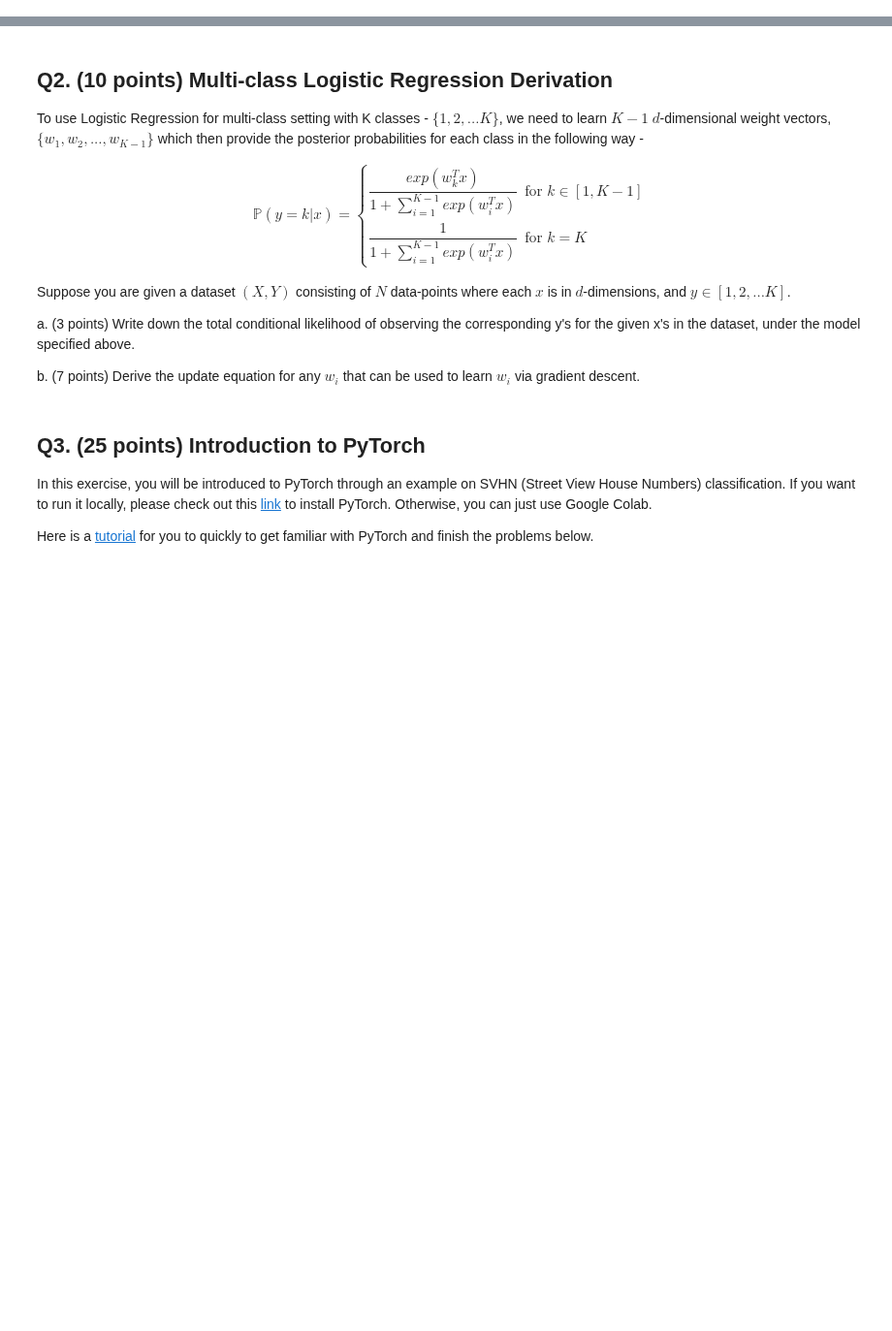
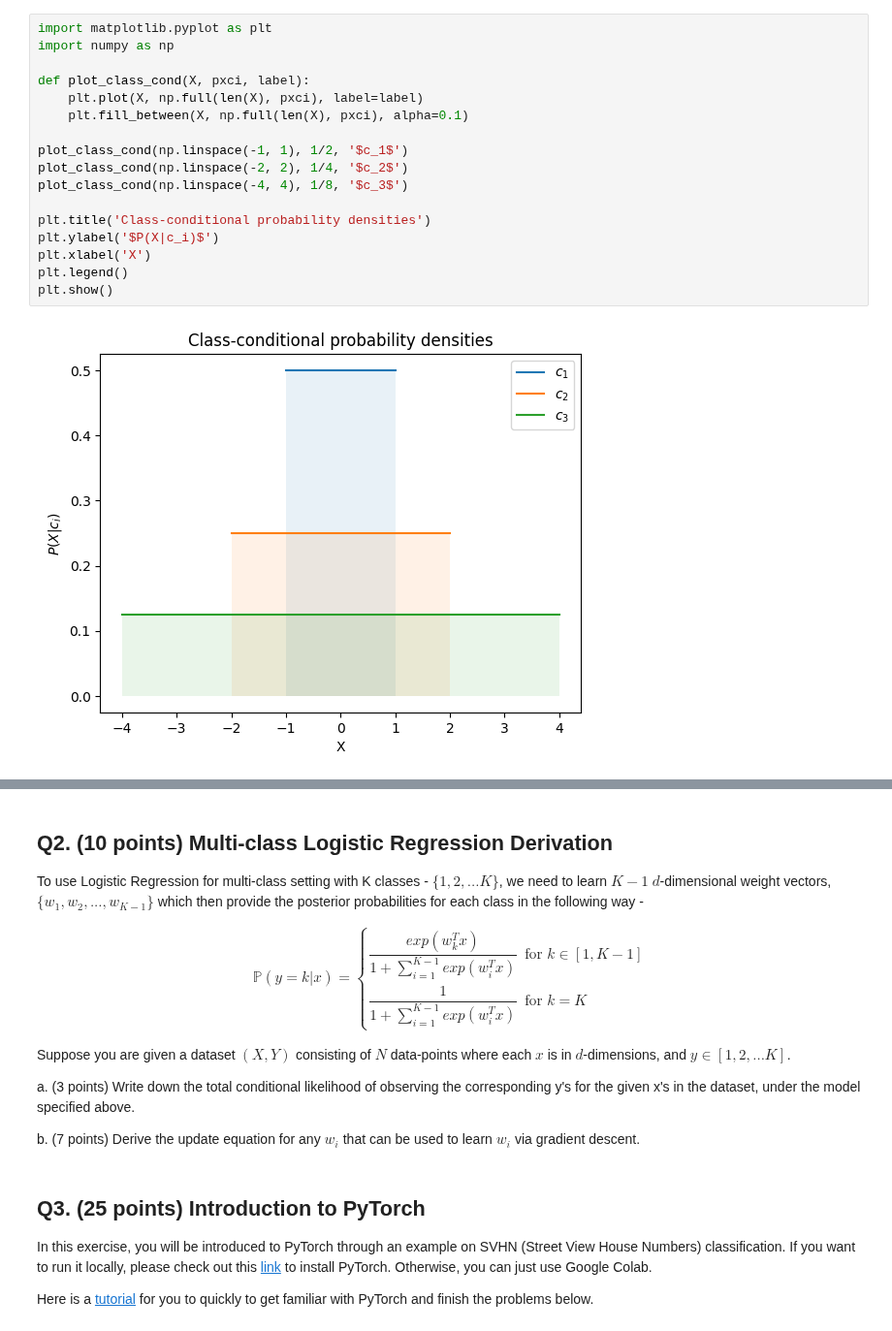
Before and after one commit to psinha25/ece381-aml, a Jupyter notebook: hw4/HW-4.ipynb, the cells around one changed output, grey strips where cells are left out. Shown at 97% size. Drawn from its saved outputs; the diff is of its cells as text; blank space fills up the shorter version.

```diff
--- a/hw4/HW-4.ipynb
+++ b/hw4/HW-4.ipynb
@@ -19,0 +31,19 @@ c. (4 points) What is the Bayes Error rate for this classifier?
+# %%
+import matplotlib.pyplot as plt
+import numpy as np
+
+def plot_class_cond(X, pxci, label):
+    plt.plot(X, np.full(len(X), pxci), label=label)
+    plt.fill_between(X, np.full(len(X), pxci), alpha=0.1)
+
+plot_class_cond(np.linspace(-1, 1), 1/2, '$c_1$')
+plot_class_cond(np.linspace(-2, 2), 1/4, '$c_2$')
+plot_class_cond(np.linspace(-4, 4), 1/8, '$c_3$')
+
+plt.title('Class-conditional probability densities')
+plt.ylabel('$P(X|c_i)$')
+plt.xlabel('X')
+plt.legend()
+plt.show()
+# %% [output]
+[figure, added]
```
Also changed, not shown: parts of 9 cells of this notebook.
